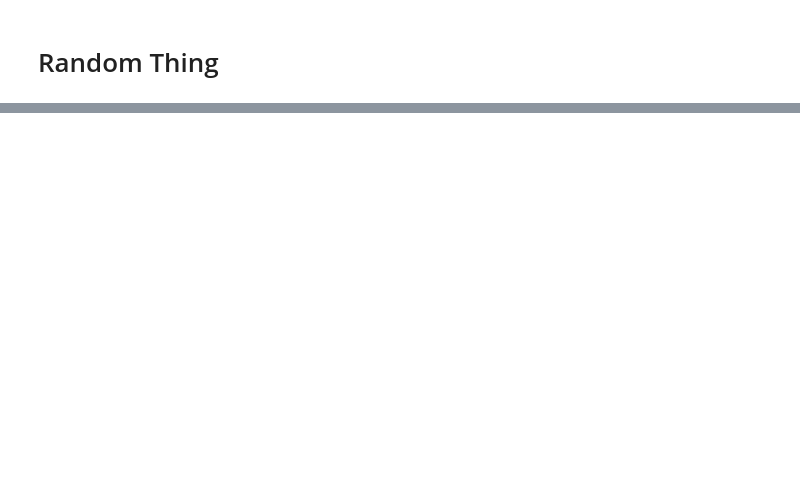
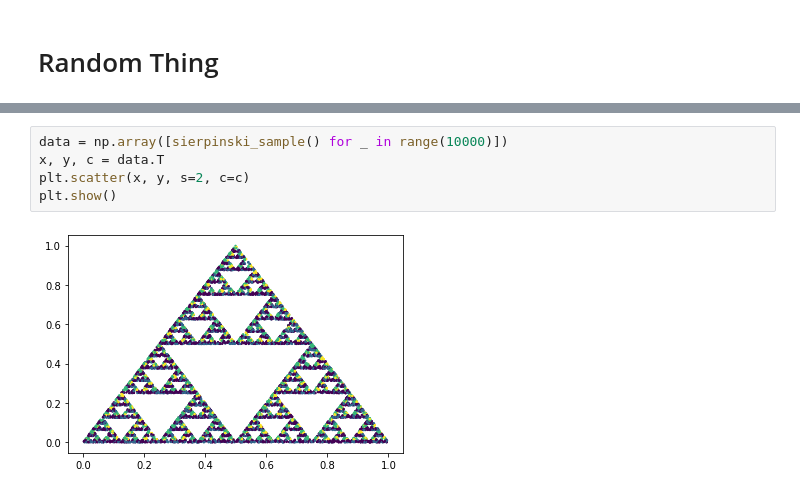
Before and after one commit to StellaAthena/fractal-ml, a Jupyter notebook: notebooks/Fractal Sampling.ipynb, the cells around one changed output, grey strips where cells are left out. Cells and saved outputs as stored; diff of their text form; blank space fills up the shorter version.

```diff
--- a/notebooks/Fractal Sampling.ipynb
+++ b/notebooks/Fractal Sampling.ipynb
@@ -132,0 +135,7 @@ plt.show()
+# %%
+data = np.array([sierpinski_sample() for _ in range(10000)])
+x, y, c = data.T
+plt.scatter(x, y, s=2, c=c)
+plt.show()
+# %% [output]
+[figure, added]
```
Also changed, not shown: parts of 10 cells of this notebook, 1 other file.
